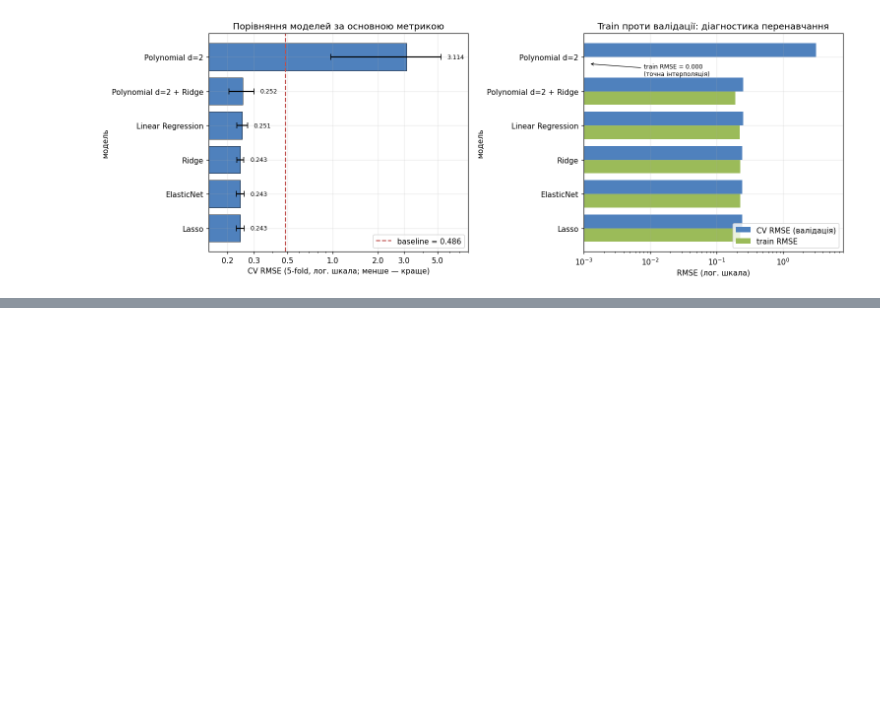
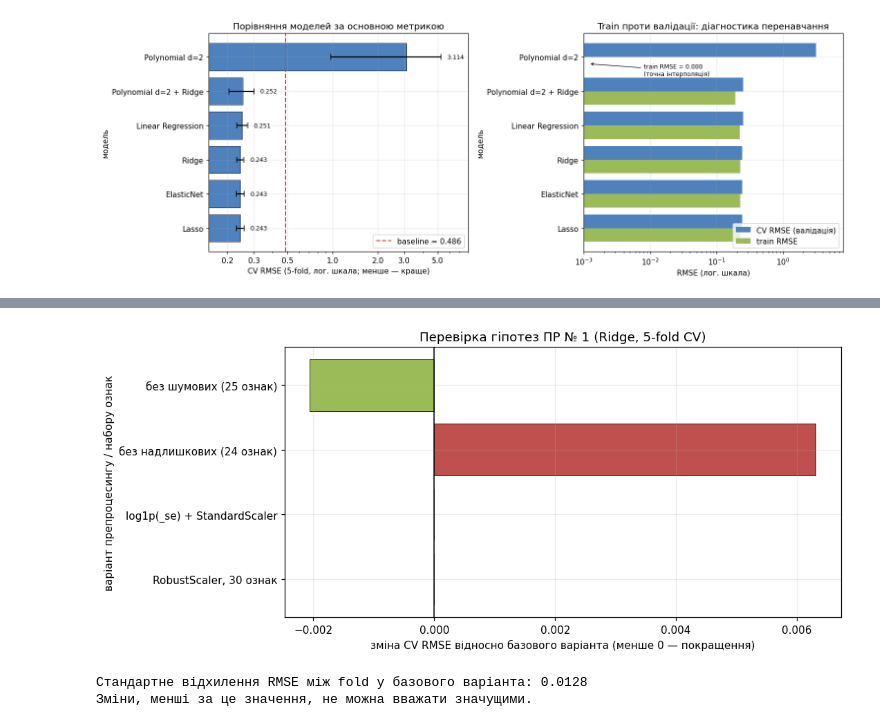
Before and after one commit to solomiiakovalchuk/machineLearning, a Jupyter notebook: lab01/notebook/lab01.ipynb, the cells around one changed output, grey strips where cells are left out. Cells and saved outputs as stored; diff of their text form; code cells hidden in the pictures; blank space fills up the shorter version.

Commit message:
lab01: check practical01 hypotheses on preprocessing variants
Model fixed to Ridge, only the preprocessing and the feature set change.

```diff
--- a/lab01/notebook/lab01.ipynb
+++ b/lab01/notebook/lab01.ipynb
@@ -568,0 +641,22 @@ plt.show()
+# %%
+base_rmse = hyp.loc["StandardScaler, 30 ознак (база)", "CV RMSE"]
+delta = (hyp["CV RMSE"] - base_rmse).drop("StandardScaler, 30 ознак (база)")
+
+fig, ax = plt.subplots(figsize=(10, 4.5))
+colors = ["#c0504d" if d > 0 else "#9bbb59" for d in delta.values]
+ax.barh(delta.index, delta.values, color=colors, edgecolor="black", linewidth=0.5)
+ax.axvline(0, color="black", linewidth=1)
+ax.set_xlabel("зміна CV RMSE відносно базового варіанта (менше 0 — покращення)")
+ax.set_ylabel("варіант препроцесингу / набору ознак")
+ax.set_title("Перевірка гіпотез ПР № 1 (Ridge, 5-fold CV)")
+fig.tight_layout()
+fig.savefig(FIG / "03_hypotheses_cv.png")
+plt.show()
+
+print("Стандартне відхилення RMSE між fold у базового варіанта:",
+      round(hyp.loc["StandardScaler, 30 ознак (база)", "CV std"], 4))
+print("Зміни, менші за це значення, не можна вважати значущими.")
+# %% [output]
+[figure, added]
+Стандартне відхилення RMSE між fold у базового варіанта: 0.0128
+Зміни, менші за це значення, не можна вважати значущими.
```
Also changed, not shown: parts of 3 cells of this notebook, 1 other file.
